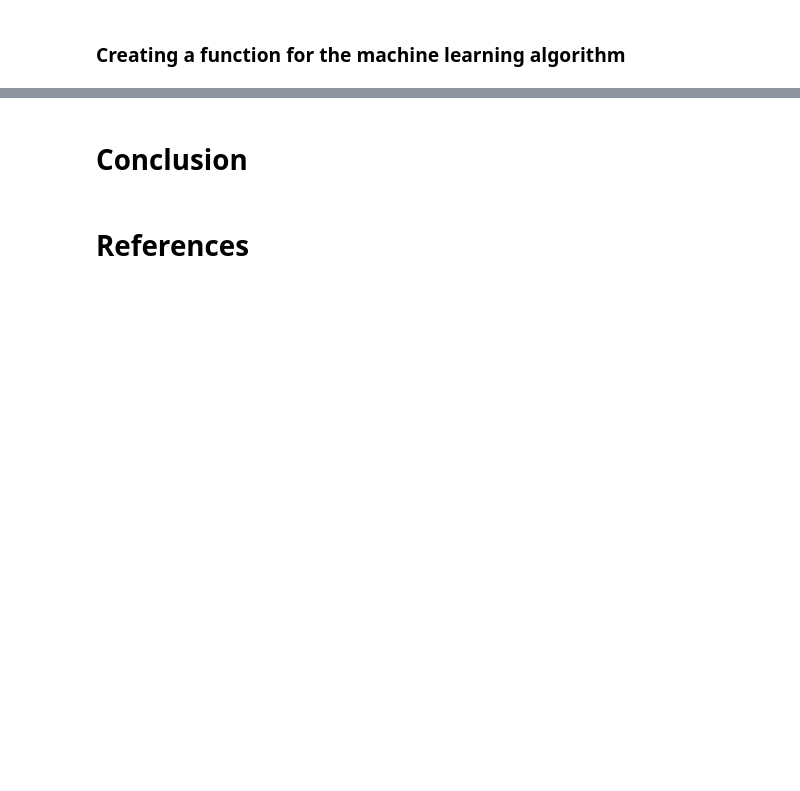
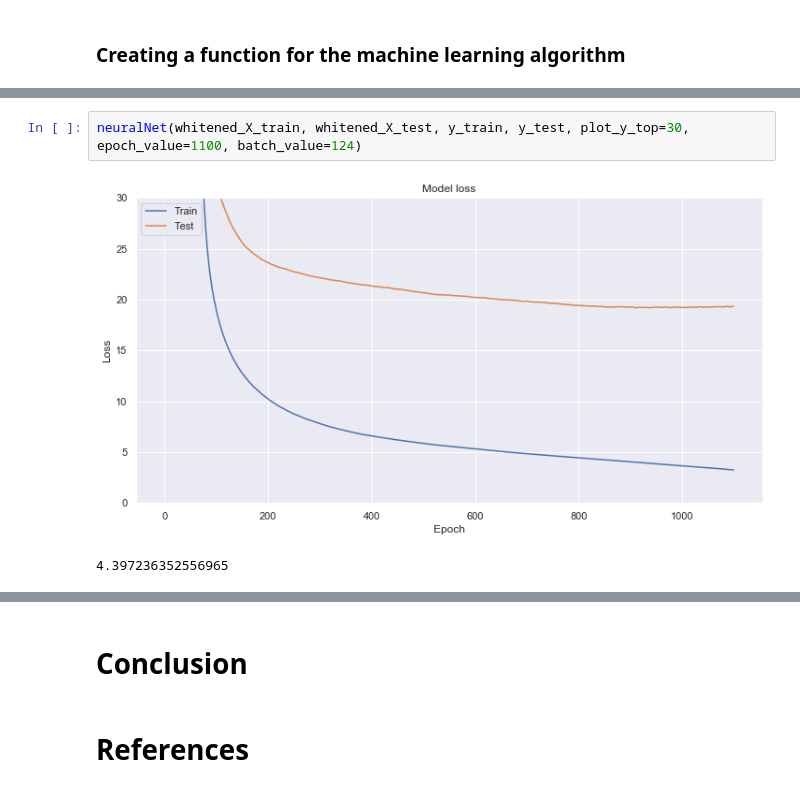
Before and after one commit to declanbarr/boston-house-prices, a Jupyter notebook: boston-house-prices-analysis.ipynb, the cells around one changed output, grey strips where cells are left out. Drawn from its saved outputs; the diff is of its cells as text; blank space fills up the shorter version.

```diff
--- a/boston-house-prices-analysis.ipynb
+++ b/boston-house-prices-analysis.ipynb
@@ -711,0 +683,5 @@ neuralNet(whitenedAndScaled_X_train, whitenedAndScaled_X_test, y_train, y_test)
+# %%
+neuralNet(whitened_X_train, whitened_X_test, y_train, y_test, plot_y_top=30, epoch_value=1100, batch_value=124)
+# %% [output]
+[figure, added]
+4.397236352556965
```
Also changed, not shown: parts of 16 cells of this notebook.
